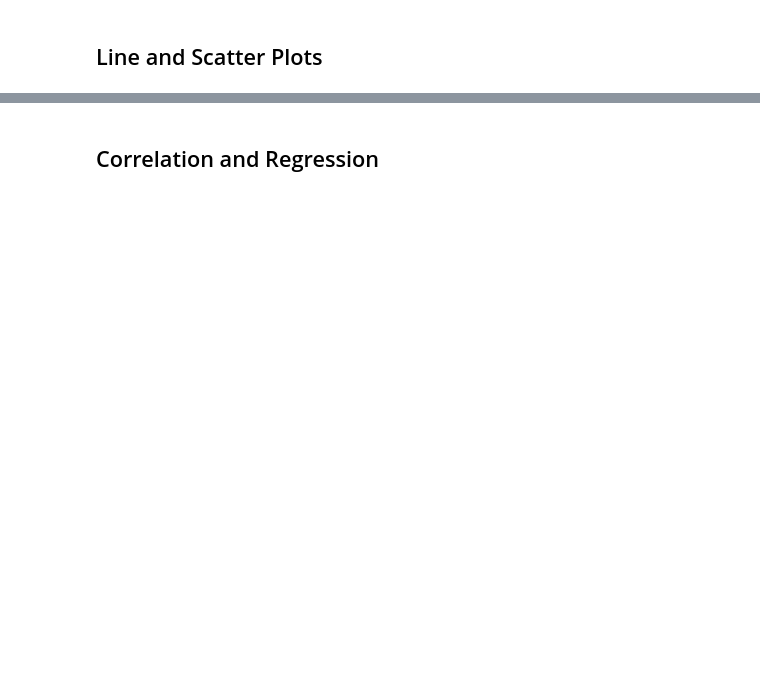
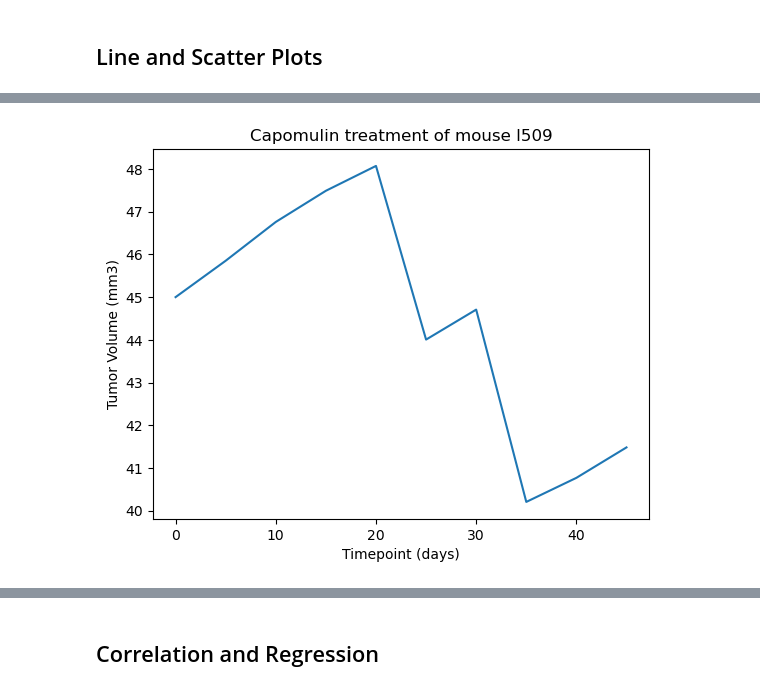
Before and after one commit to knazario/05_Data-Visualization_MatPlotLib_Project, a Jupyter notebook: Pymaceuticals/pymaceuticals_starter.ipynb, the cells around one changed output, grey strips where cells are left out. Saved outputs shown, nothing was run; the diff lists cells and outputs as text; code cells hidden in the pictures; blank space fills up the shorter version.

```diff
--- a/Pymaceuticals/pymaceuticals_starter.ipynb
+++ b/Pymaceuticals/pymaceuticals_starter.ipynb
@@ -230,4 +261,13 @@ Name: Timepoint, Length: 248, dtype: int64
 # %%
 # Generate a line plot of tumor volume vs. time point for a single mouse treated with Capomulin
+cap_mouse= clean_df.loc[clean_df["Mouse ID"] == "l509",["Timepoint","Tumor Volume (mm3)"]]
+
+plt.plot(cap_mouse["Timepoint"], cap_mouse["Tumor Volume (mm3)"])
+plt.title("Capomulin treatment of mouse l509")
+plt.xlabel("Timepoint (days)")
+plt.ylabel("Tumor Volume (mm3)")
+plt.show()
+# %% [output]
+[figure, added]
 # %%
 # Generate a scatter plot of mouse weight vs. the average observed tumor volume for the entire Capomulin regimen
```
Also changed, not shown: parts of 6 cells of this notebook.
